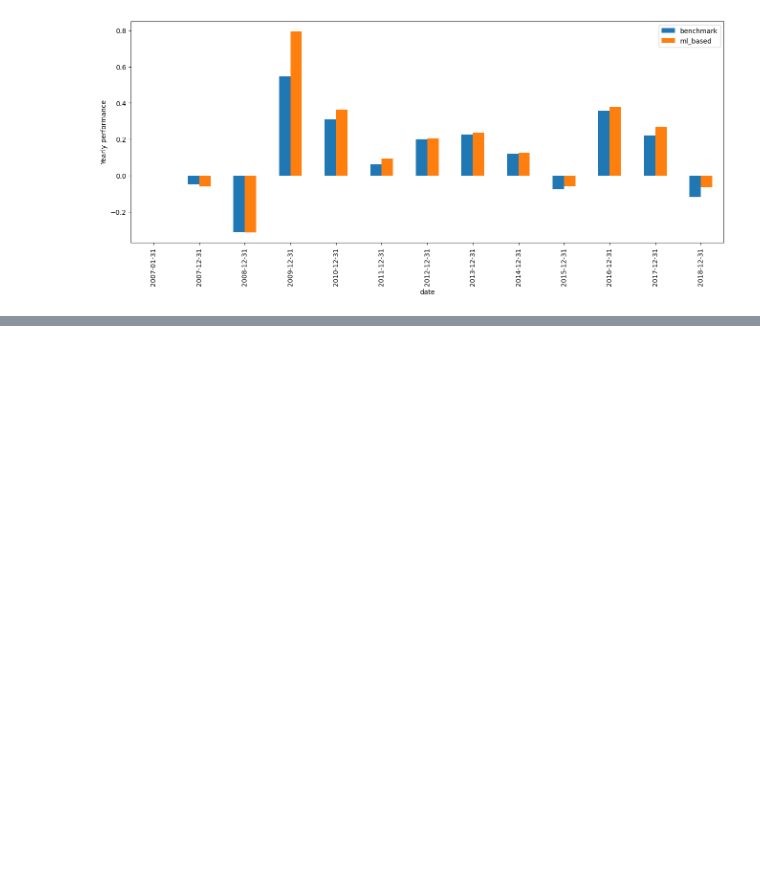
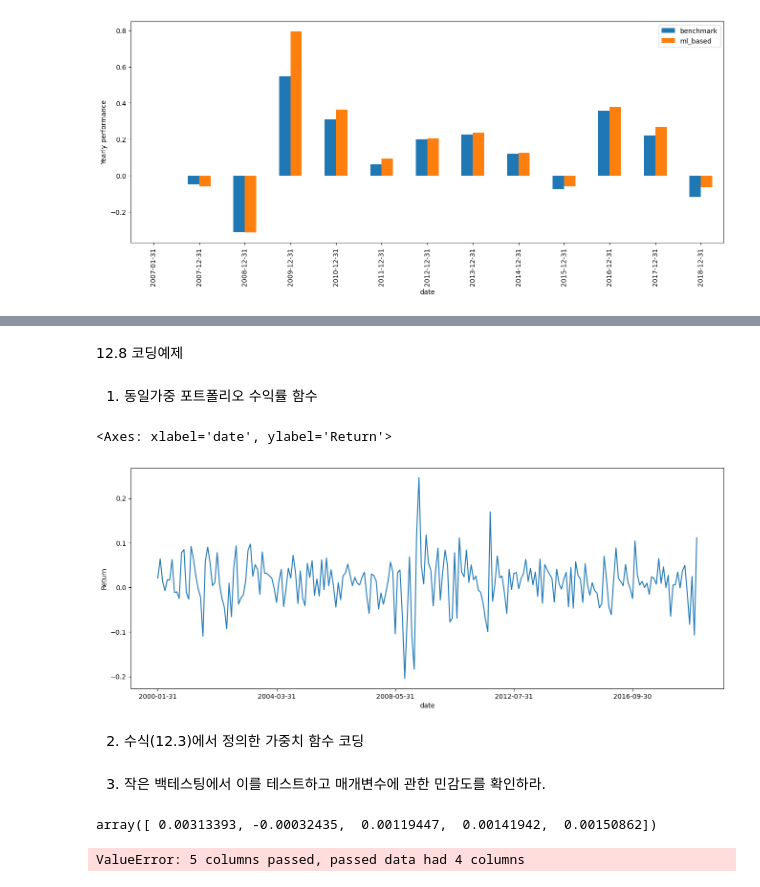
Before and after one commit to nomorebye/coding, a Jupyter notebook: ai3/chap12.ipynb, the cells around one changed output, grey strips where cells are left out. Cells and saved outputs as stored; diff of their text form; code cells hidden in the pictures; blank space fills up the shorter version.

```diff
--- a/ai3/chap12.ipynb
+++ b/ai3/chap12.ipynb
@@ -182,0 +243,11 @@ KeyError: 'benchmark'
+# %% [markdown]
+12.8 코딩예제
+# %% [markdown]
+1. 동일가중 포트폴리오 수익률 함수
+# %%
+data_ml.groupby('date').mean()['R1M_Usd'].plot(figsize=[16,6], ylabel='Return')
+# %% [output]
+<Axes: xlabel='date', ylabel='Return'>
+[figure, added]
+# %% [markdown]
+2. 수식(12.3)에서 정의한 가중치 함수 코딩
@@ -182,0 +263,2 @@ KeyError: 'benchmark'
+# %% [markdown]
+3. 작은 백테스팅에서 이를 테스트하고 매개변수에 관한 민감도를 확인하라.
@@ -182,0 +282,11 @@ KeyError: 'benchmark'
+# %%
+Sigma = returns.cov().values
+mu = returns.mean(axis=0).values
+Lambda = np.eye(Sigma.shape[0])
+lamda = 1
+k_D = 1
+k_R = 1
+w_old = np.ones(Sigma.shape[0]) / Sigma.shape[0]
+weights(Sigma, mu, Lambda, lamda, k_D, k_R, w_old)[:5]
+# %% [output]
+array([ 0.00313393, -0.00032435,  0.00119447,  0.00141942,  0.00150862])
@@ -182,0 +301,12 @@ KeyError: 'benchmark'
+# %%
+lamda = np.power(10, np.arange(-3, 3, 1, dtype=float))
+k_D = 2*np.power(10, np.arange(-3, 3, 1, dtype=float))
+res = []
+for i, j in itertools.product(lamda, k_D):
+    res.append([i, j] + sensi(i, j, Sigma, mu, Lambda, k_R, w_old))
+res = pd.DataFrame(res, columns=['lamda', 'k_D', 'div', 'lev', 'vol'])
+res.set_index(['lamda', 'k_D']).plot(
+    figsize=(14,12), subplots=True, sharey=False, sharex=True, kind='bar'
+)
+# %% [output]
+ValueError: 5 columns passed, passed data had 4 columns
```
Also changed, not shown: parts of 12 cells of this notebook.
